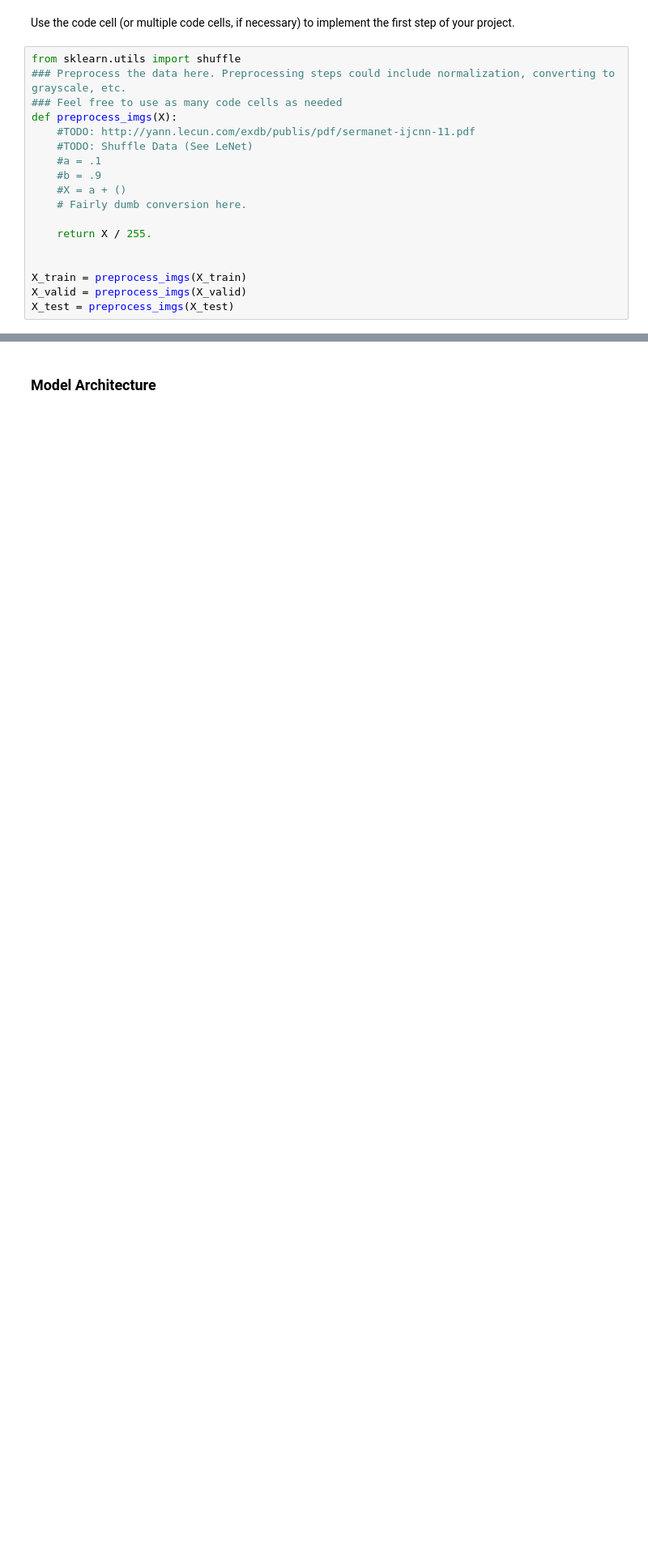
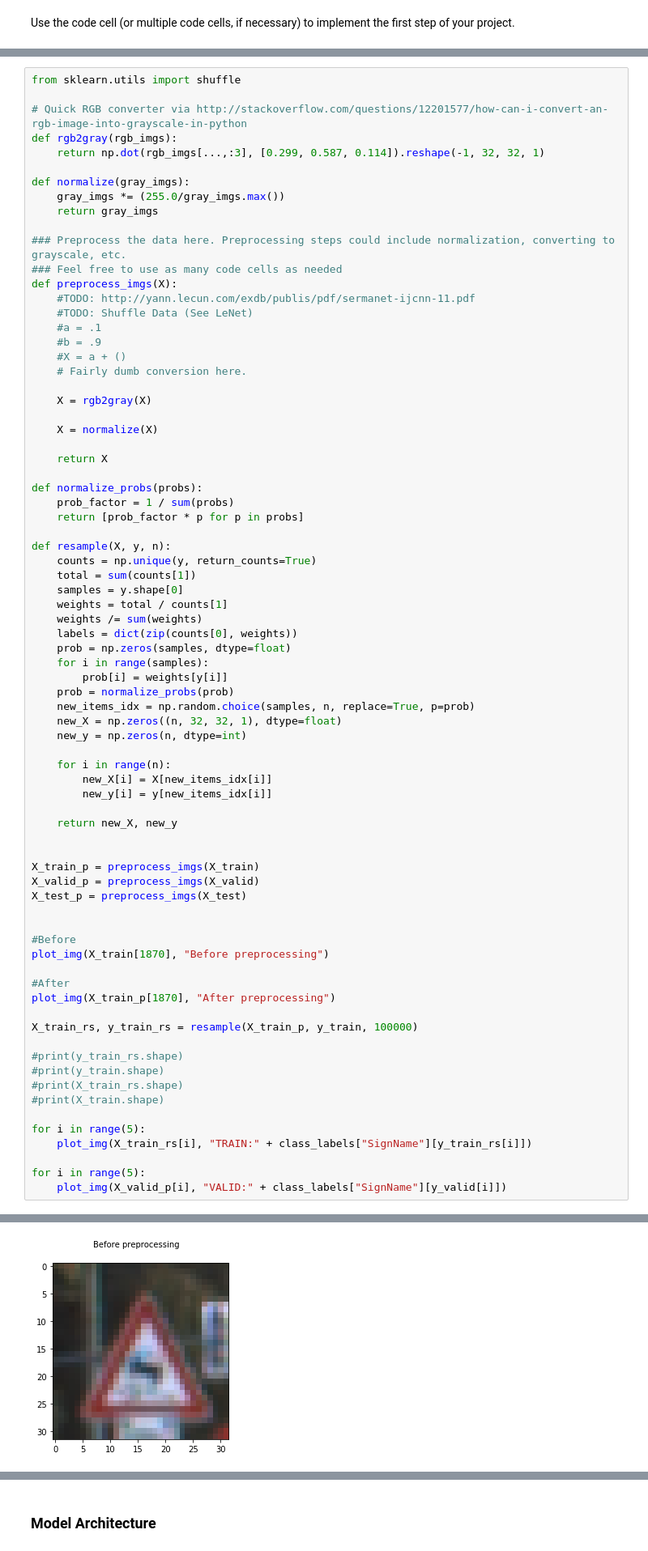
Before and after one commit to RoseMaryP1/learning, a Jupyter notebook: udacity/self-driving/intro_tensorflow/CarND-Traffic-Sign-Classifier-Project/Traffic_Sign_Classifier.ipynb, the cells around one changed output, grey strips where cells are left out. Shown at 81% size. Cells and saved outputs as stored; diff of their text form; blank space fills up the shorter version.

```diff
--- a/udacity/self-driving/intro_tensorflow/CarND-Traffic-Sign-Classifier-Project/Traffic_Sign_Classifier.ipynb
+++ b/udacity/self-driving/intro_tensorflow/CarND-Traffic-Sign-Classifier-Project/Traffic_Sign_Classifier.ipynb
@@ -170,21 +170,3 @@ Here is an example of a [published baseline model on this problem](http://yann.l
 ### Pre-process the Data Set (normalization, grayscale, etc.)
 # %% [markdown]
 Use the code cell (or multiple code cells, if necessary) to implement the first step of your project.
-# %%
-from sklearn.utils import shuffle
-### Preprocess the data here. Preprocessing steps could include normalization, converting to grayscale, etc.
-### Feel free to use as many code cells as needed
-def preprocess_imgs(X):
-    #TODO: http://yann.lecun.com/exdb/publis/pdf/sermanet-ijcnn-11.pdf
-    #TODO: Shuffle Data (See LeNet)
-    #a = .1
-    #b = .9
-    #X = a + ()
-    # Fairly dumb conversion here.
-
-    return X / 255.
-
-
-X_train = preprocess_imgs(X_train)
-X_valid = preprocess_imgs(X_valid)
-X_test = preprocess_imgs(X_test)
@@ -210,0 +173,77 @@ array([[[[ 0.10980392,  0.09803922,  0.09411765],
+# %%
+from sklearn.utils import shuffle
+
+# Quick RGB converter via http://stackoverflow.com/questions/12201577/how-can-i-convert-an-rgb-image-into-grayscale-in-python
+def rgb2gray(rgb_imgs):
+    return np.dot(rgb_imgs[...,:3], [0.299, 0.587, 0.114]).reshape(-1, 32, 32, 1)
+
+def normalize(gray_imgs):
+    gray_imgs *= (255.0/gray_imgs.max())
+    return gray_imgs
+
+### Preprocess the data here. Preprocessing steps could include normalization, converting to grayscale, etc.
+### Feel free to use as many code cells as needed
+def preprocess_imgs(X):
+    #TODO: http://yann.lecun.com/exdb/publis/pdf/sermanet-ijcnn-11.pdf
+    #TODO: Shuffle Data (See LeNet)
+    #a = .1
+    #b = .9
+    #X = a + ()
+    # Fairly dumb conversion here.
+
+    X = rgb2gray(X)
+
+    X = normalize(X)
+
+    return X
+
+def normalize_probs(probs):
+    prob_factor = 1 / sum(probs)
+    return [prob_factor * p for p in probs]
+
+def resample(X, y, n):
+    counts = np.unique(y, return_counts=True)
+    total = sum(counts[1])
+    samples = y.shape[0]
+    weights = total / counts[1]
+    weights /= sum(weights)
+    labels = dict(zip(counts[0], weights))
+    prob = np.zeros(samples, dtype=float)
+    for i in range(samples):
+        prob[i] = weights[y[i]]
+    prob = normalize_probs(prob)
+    new_items_idx = np.random.choice(samples, n, replace=True, p=prob)
+    new_X = np.zeros((n, 32, 32, 1), dtype=float)
+    new_y = np.zeros(n, dtype=int)
+
+    for i in range(n):
+        new_X[i] = X[new_items_idx[i]]
+        new_y[i] = y[new_items_idx[i]]
+
+    return new_X, new_y
+
+
+X_train_p = preprocess_imgs(X_train)
+X_valid_p = preprocess_imgs(X_valid)
+X_test_p = preprocess_imgs(X_test)
+
+
+#Before
+plot_img(X_train[1870], "Before preprocessing")
+
+#After
+plot_img(X_train_p[1870], "After preprocessing")
+
+X_train_rs, y_train_rs = resample(X_train_p, y_train, 100000)
+
+#print(y_train_rs.shape)
+#print(y_train.shape)
+#print(X_train_rs.shape)
+#print(X_train.shape)
+
+for i in range(5):
+    plot_img(X_train_rs[i], "TRAIN:" + class_labels["SignName"][y_train_rs[i]])
+
+for i in range(5):
+    plot_img(X_valid_p[i], "VALID:" + class_labels["SignName"][y_valid[i]])
+# %% [output]
@@ -210,0 +261 @@ array([[[[ 0.10980392,  0.09803922,  0.09411765],
+[figure, added]
```
Also changed, not shown: parts of 13 cells of this notebook, 2 other files.
